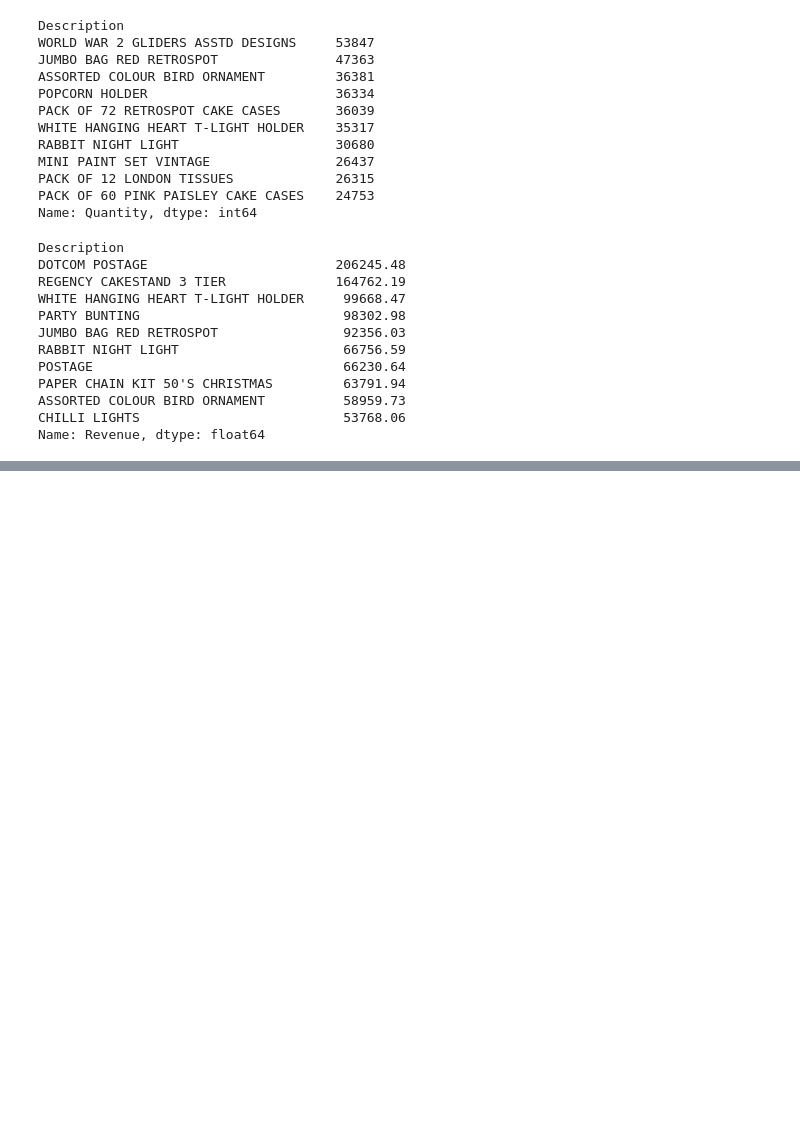
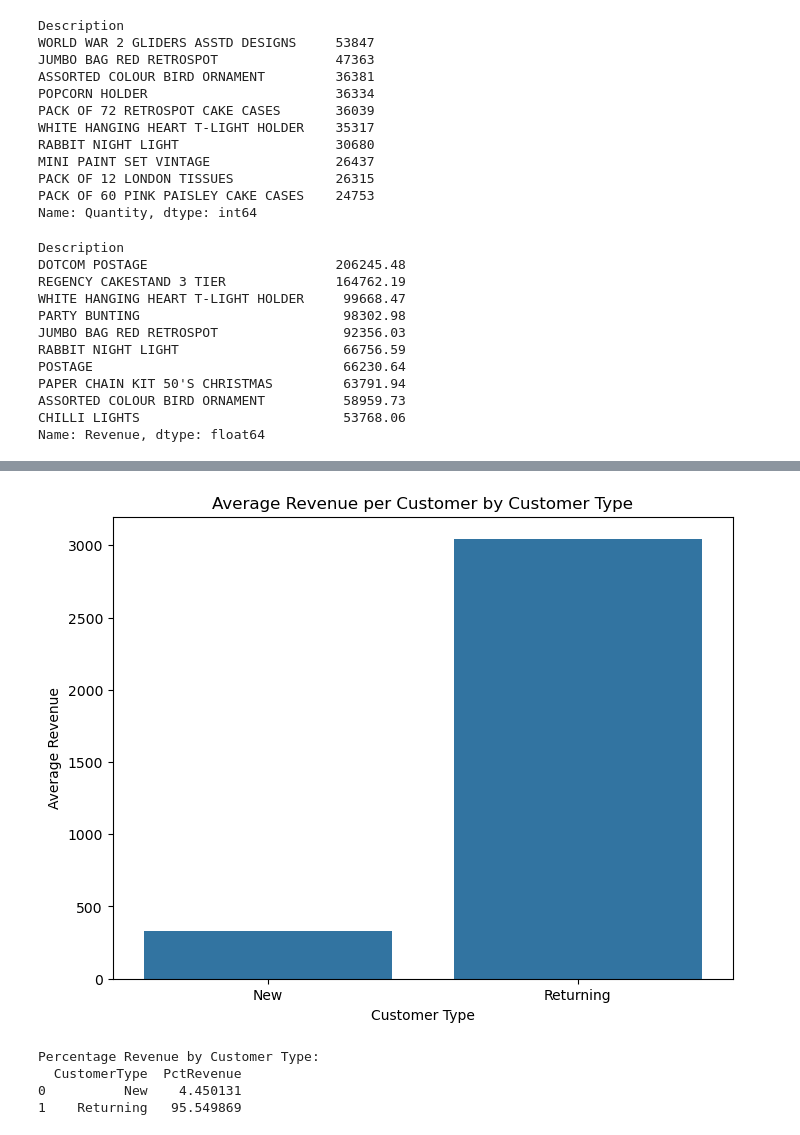
Before and after one commit to BihaniM/portfolio-project-1, a Jupyter notebook: Portfolio_project.ipynb, the cells around one changed output, grey strips where cells are left out. Drawn from its saved outputs; the diff is of its cells as text; code cells hidden in the pictures; blank space fills up the shorter version.

```diff
--- a/Portfolio_project.ipynb
+++ b/Portfolio_project.ipynb
@@ -272,0 +317,21 @@ Name: Revenue, dtype: float64
+# %%
+# Bar chart for Average Revenue per Customer by Customer Type
+plt.figure(figsize=(8, 6))
+sns.barplot(data=rfm_summary, x='CustomerType', y='AvgRevenue')
+plt.title("Average Revenue per Customer by Customer Type")
+plt.ylabel("Average Revenue")
+plt.xlabel("Customer Type")
+plt.show()
+# %% [output]
+[figure, added]
+# %%
+# Calculate percentage of total revenue generated by each customer type
+total_rev = rfm_summary['TotalRevenue'].sum()
+rfm_summary['PctRevenue'] = (rfm_summary['TotalRevenue'] / total_rev) * 100
+print("\nPercentage Revenue by Customer Type:")
+print(rfm_summary[['CustomerType', 'PctRevenue']])
+# %% [output]
+Percentage Revenue by Customer Type:
+  CustomerType  PctRevenue
+0          New    4.450131
+1    Returning   95.549869
```
Also changed, not shown: parts of 10 cells of this notebook.
